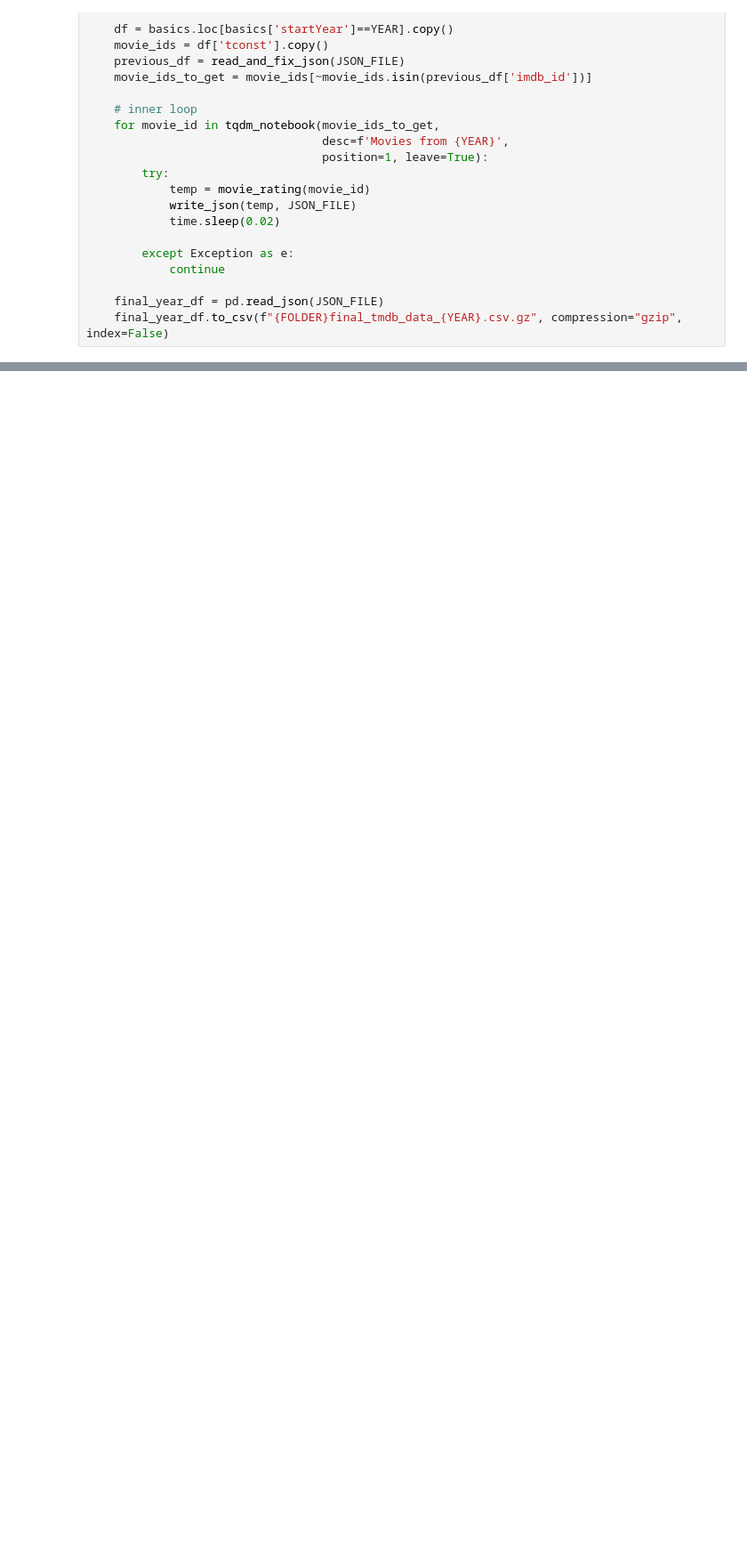
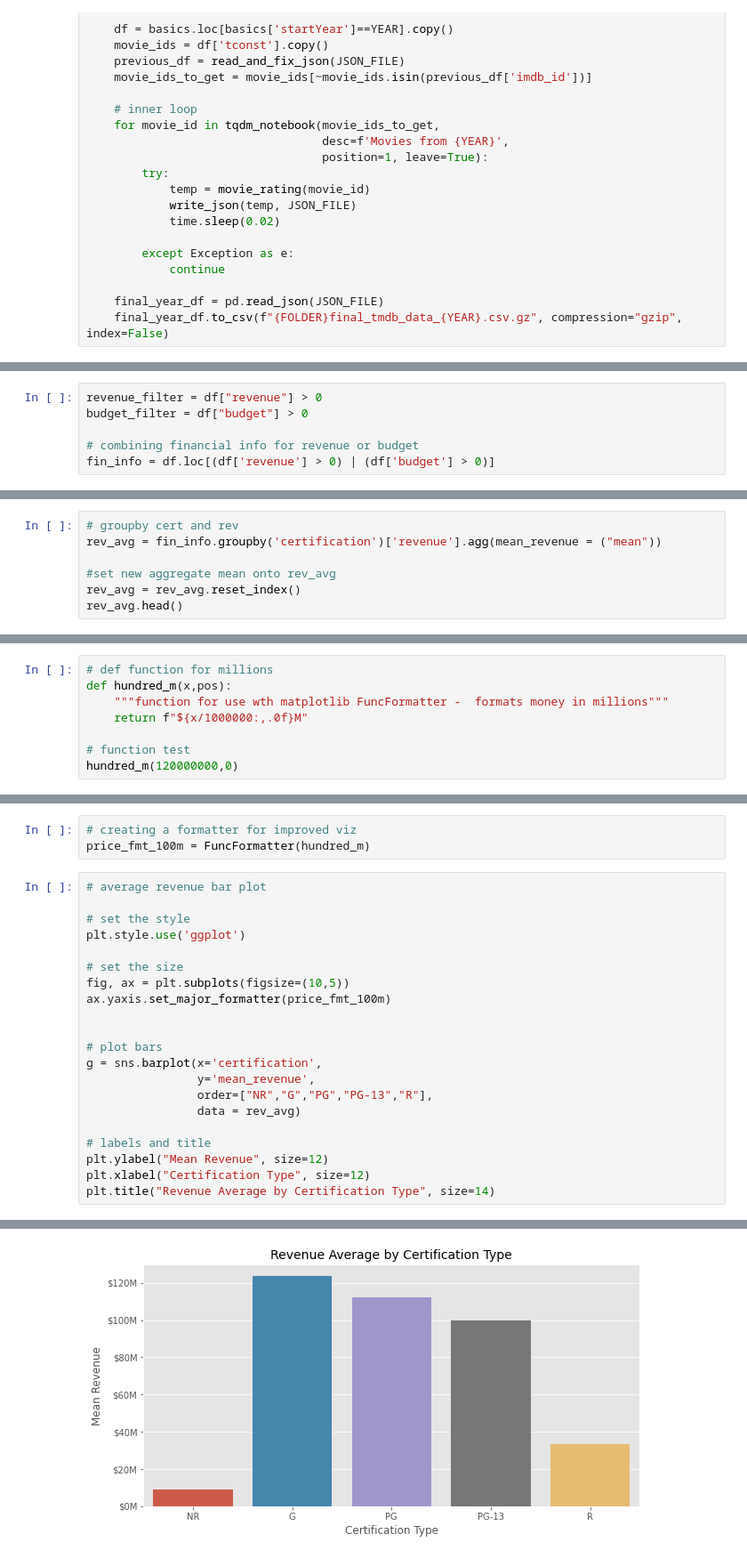
Before and after one commit to bradshawjoshua/MovieTime_Analysis, a Jupyter notebook: Extracting from TMDB.ipynb, the cells around one changed output, grey strips where cells are left out. Shown: that part at 89% size. Cells and saved outputs as stored; diff of their text form; blank space fills up the shorter version.

```diff
--- a/Extracting from TMDB.ipynb
+++ b/Extracting from TMDB.ipynb
@@ -217,0 +254,6 @@ for YEAR in tqdm_notebook(YEARS_TO_GET, desc='YEARS', position=0):
+# %%
+revenue_filter = df["revenue"] > 0
+budget_filter = df["budget"] > 0
+
+# combining financial info for revenue or budget
+fin_info = df.loc[(df['revenue'] > 0) | (df['budget'] > 0)]
@@ -217,0 +280,7 @@ for YEAR in tqdm_notebook(YEARS_TO_GET, desc='YEARS', position=0):
+# %%
+# groupby cert and rev
+rev_avg = fin_info.groupby('certification')['revenue'].agg(mean_revenue = ("mean"))
+
+#set new aggregate mean onto rev_avg
+rev_avg = rev_avg.reset_index()
+rev_avg.head()
@@ -217,0 +294,8 @@ for YEAR in tqdm_notebook(YEARS_TO_GET, desc='YEARS', position=0):
+# %%
+# def function for millions
+def hundred_m(x,pos):
+    """function for use wth matplotlib FuncFormatter -  formats money in millions"""
+    return f"${x/1000000:,.0f}M"
+
+# function test
+hundred_m(120000000,0)
@@ -217,0 +304,25 @@ for YEAR in tqdm_notebook(YEARS_TO_GET, desc='YEARS', position=0):
+# %%
+# creating a formatter for improved viz
+price_fmt_100m = FuncFormatter(hundred_m)
+# %%
+# average revenue bar plot
+
+# set the style
+plt.style.use('ggplot')
+
+# set the size
+fig, ax = plt.subplots(figsize=(10,5))
+ax.yaxis.set_major_formatter(price_fmt_100m)
+
+
+# plot bars
+g = sns.barplot(x='certification',
+                y='mean_revenue',
+                order=["NR","G","PG","PG-13","R"],
+                data = rev_avg)
+
+# labels and title
+plt.ylabel("Mean Revenue", size=12)
+plt.xlabel("Certification Type", size=12)
+plt.title("Revenue Average by Certification Type", size=14)
+# %% [output]
@@ -217,0 +330 @@ for YEAR in tqdm_notebook(YEARS_TO_GET, desc='YEARS', position=0):
+[figure, added]
```
Also changed, not shown: parts of 12 cells of this notebook.
